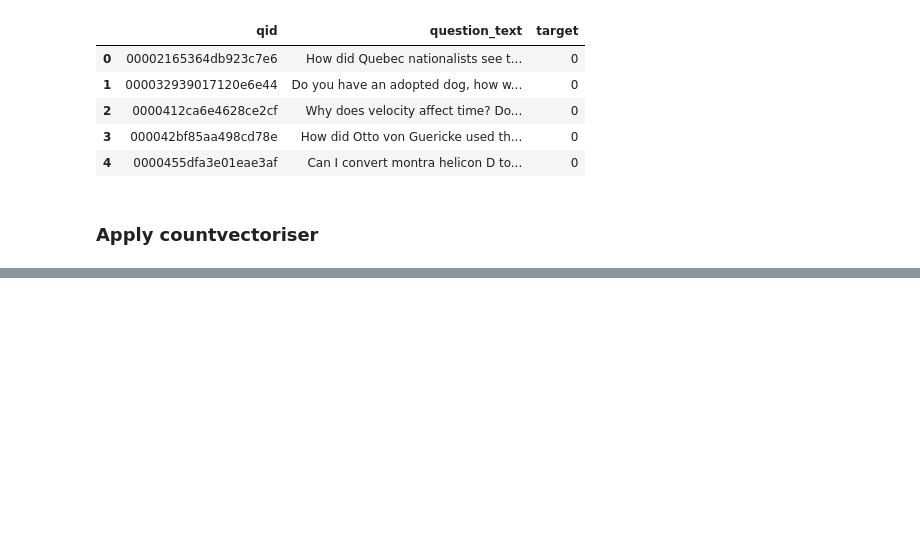
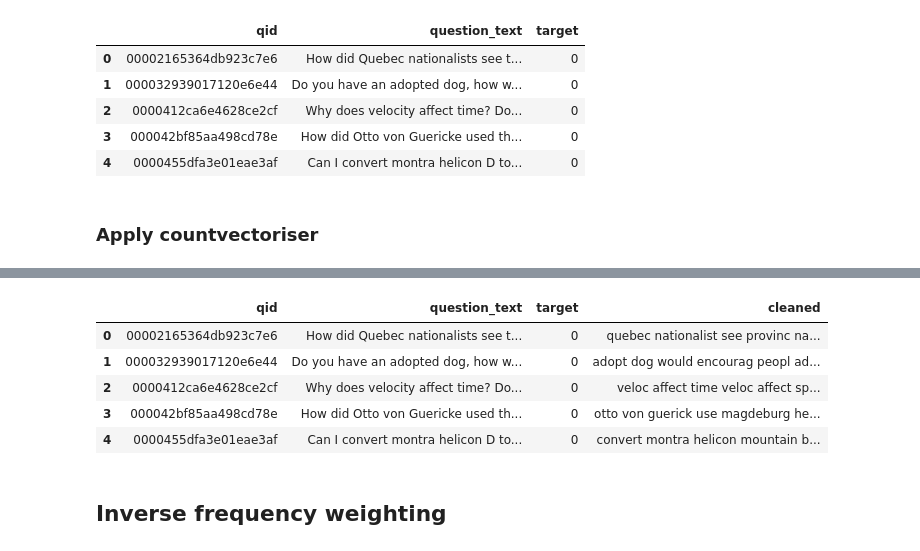
Before and after one commit to Pavan-Sangha/Kaggle-NLP-quora-challenge, a Jupyter notebook: eda.ipynb, the cells around one changed output, grey strips where cells are left out. Cells and saved outputs as stored; diff of their text form; code cells hidden in the pictures; blank space fills up the shorter version.

```diff
--- a/eda.ipynb
+++ b/eda.ipynb
@@ -381,0 +401,10 @@ count_vect =
+# %%
+# we need to pass in a string which has been cleaned, therefore we need to modify our clean text function
+#to return a string rather than a list
+
+def clean_text_ngram(text):
+
+    text = "".join([word.lower() for word in text if word not in string.punctuation])
+    tokens = re.split('\W+', text)
+    text = " ".join([ps.stem(word) for word in tokens if word not in stopwords])
+    return text
@@ -381,0 +420,11 @@ count_vect =
+# %%
+data1['cleaned'] = data1['question_text'].apply(lambda x:clean_text_ngram(x))
+# %%
+data1.head()
+# %% [output]
+|  | qid | question_text | target | cleaned |
+| 0 | 00002165364db923c7e6 | How did Quebec nationalists see t... | 0 | quebec nationalist see provinc na... |
+| 1 | 000032939017120e6e44 | Do you have an adopted dog, how w... | 0 | adopt dog would encourag peopl ad... |
+| 2 | 0000412ca6e4628ce2cf | Why does velocity affect time? Do... | 0 | veloc affect time veloc affect sp... |
+| 3 | 000042bf85aa498cd78e | How did Otto von Guericke used th... | 0 | otto von guerick use magdeburg he... |
+| 4 | 0000455dfa3e01eae3af | Can I convert montra helicon D to... | 0 | convert montra helicon mountain b... |
@@ -381,0 +438,2 @@ count_vect =
+# %% [markdown]
+## Inverse frequency weighting
```
Also changed, not shown: parts of 14 cells of this notebook.
